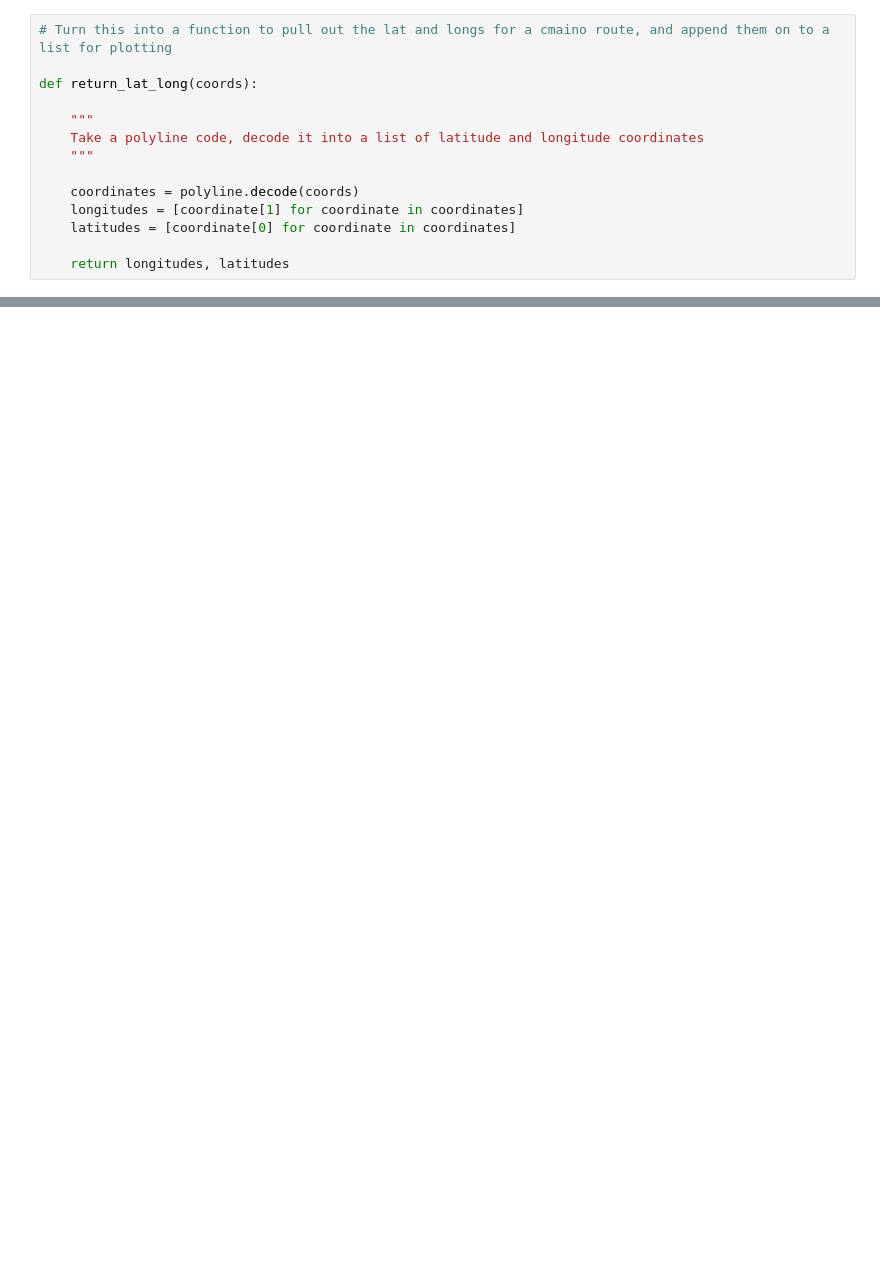
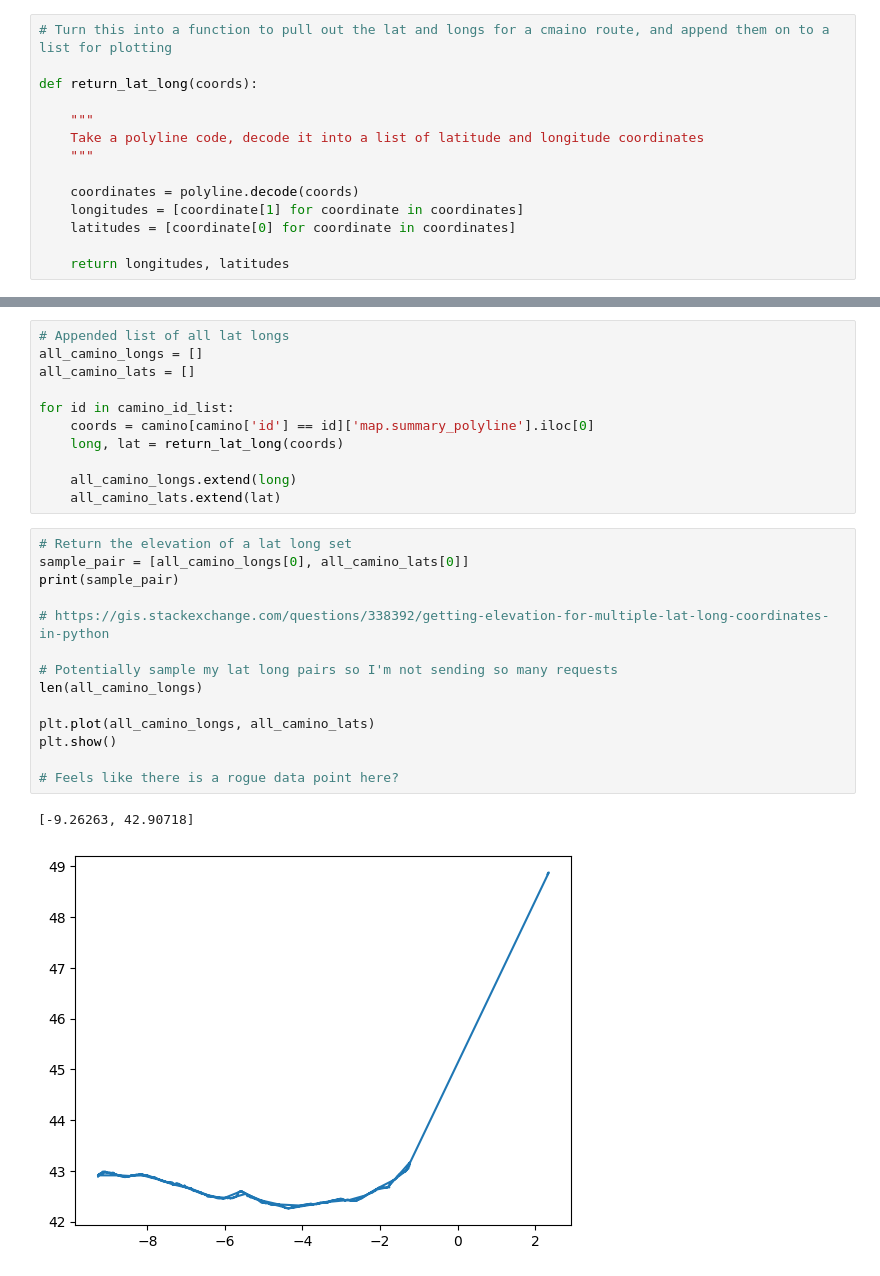
Before and after one commit to Imyyy/Strava_data_analysis, a Jupyter notebook: EDA/EDA2.ipynb, the cells around one changed output, grey strips where cells are left out. Drawn from its saved outputs; the diff is of its cells as text; blank space fills up the shorter version.

```diff
--- a/EDA/EDA2.ipynb
+++ b/EDA/EDA2.ipynb
@@ -160,0 +207,28 @@ plt.show()
+# %%
+# Appended list of all lat longs
+all_camino_longs = []
+all_camino_lats = []
+
+for id in camino_id_list:
+    coords = camino[camino['id'] == id]['map.summary_polyline'].iloc[0]
+    long, lat = return_lat_long(coords)
+
+    all_camino_longs.extend(long)
+    all_camino_lats.extend(lat)
+# %%
+# Return the elevation of a lat long set
+sample_pair = [all_camino_longs[0], all_camino_lats[0]]
+print(sample_pair)
+
+# https://gis.stackexchange.com/questions/338392/getting-elevation-for-multiple-lat-long-coordinates-in-python
+
+# Potentially sample my lat long pairs so I'm not sending so many requests
+len(all_camino_longs)
+
+plt.plot(all_camino_longs, all_camino_lats)
+plt.show()
+
+# Feels like there is a rogue data point here?
+# %% [output]
+[-9.26263, 42.90718]
+[figure, added]
```
Also changed, not shown: parts of 14 cells of this notebook, 2 other files.
